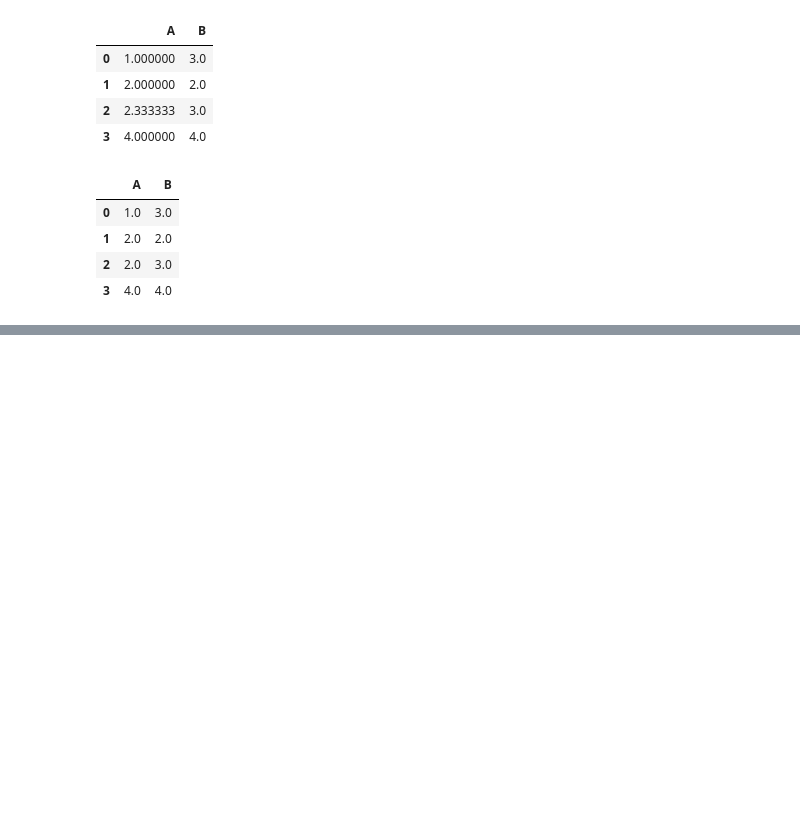
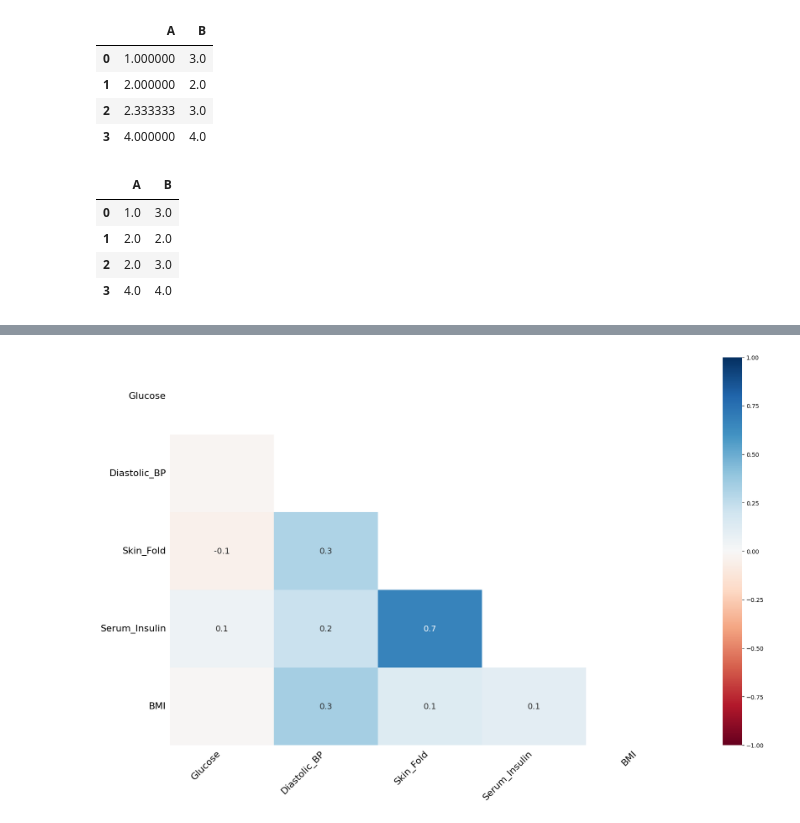
Before and after one commit to ervinstrmcnik/python-data-analytics, a Jupyter notebook: Part_05_Data_Wrangling_With_Pandas/Chapter_Introduction_to_Missing_Data.ipynb, the cells around one changed output, grey strips where cells are left out. Cells and saved outputs as stored; diff of their text form; code cells hidden in the pictures; blank space fills up the shorter version.

```diff
--- a/Part_05_Data_Wrangling_With_Pandas/Chapter_Introduction_to_Missing_Data.ipynb
+++ b/Part_05_Data_Wrangling_With_Pandas/Chapter_Introduction_to_Missing_Data.ipynb
@@ -450,0 +655,7 @@ df_filled
+# %%
+# Plot missingness heatmap of diabetes
+msno.heatmap(diabetes)
+# Show plot
+plt.show()
+# %% [output]
+[figure, added]
```
Also changed, not shown: parts of 28 cells of this notebook, 7 other files.
